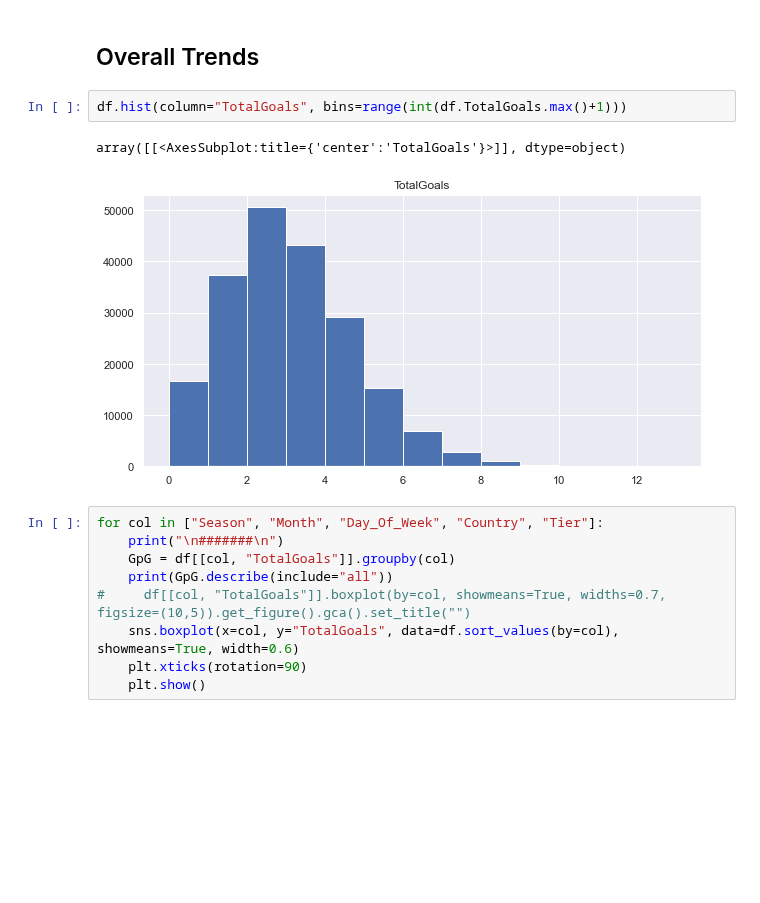
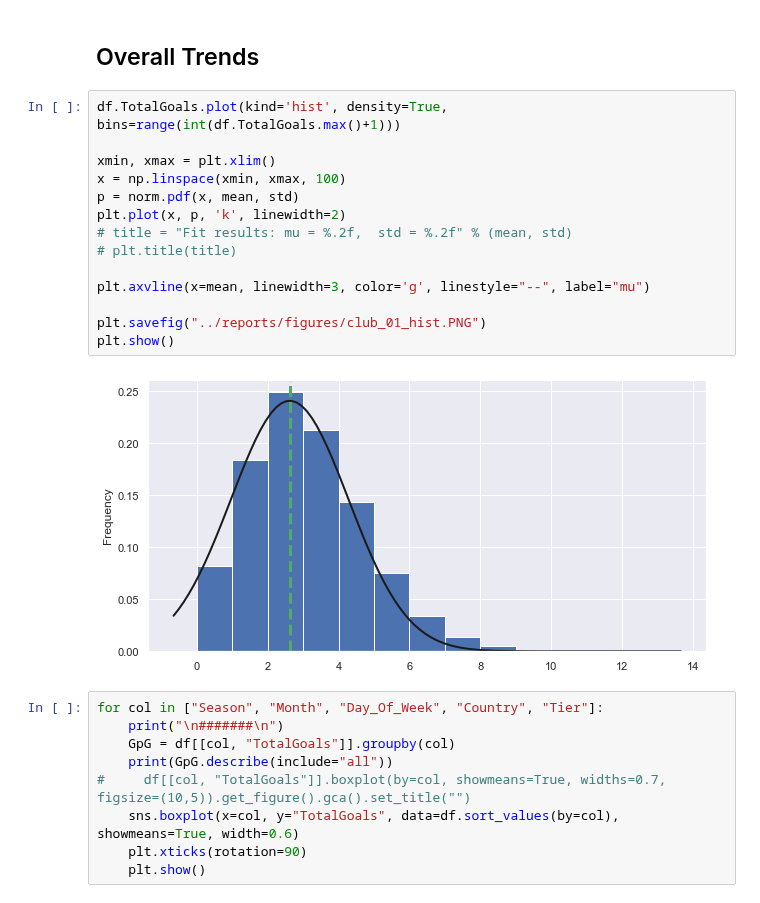
Before and after one commit to deacona/the-ball-is-round, a Jupyter notebook: notebooks/club_01_goals_around_europe.ipynb, the cells around one changed output. Saved outputs shown, nothing was run; the diff lists cells and outputs as text; blank space fills up the shorter version.

Commit message:
Improving report with figures

```diff
--- a/notebooks/club_01_goals_around_europe.ipynb
+++ b/notebooks/club_01_goals_around_europe.ipynb
@@ -71,11 +73,22 @@ mean, std, low, high
 (2.6246198214514207, 1.6572290068030846, 0.9673908146483361, 4.281848828254505)
 # %% [markdown]
 ## Overall Trends
-# %%
-df.hist(column="TotalGoals", bins=range(int(df.TotalGoals.max()+1)))
-# %% [output]
-array([[<AxesSubplot:title={'center':'TotalGoals'}>]], dtype=object)
-[figure, removed]
+# %%
+df.TotalGoals.plot(kind='hist', density=True, bins=range(int(df.TotalGoals.max()+1)))
+
+xmin, xmax = plt.xlim()
+x = np.linspace(xmin, xmax, 100)
+p = norm.pdf(x, mean, std)
+plt.plot(x, p, 'k', linewidth=2)
+# title = "Fit results: mu = %.2f,  std = %.2f" % (mean, std)
+# plt.title(title)
+
+plt.axvline(x=mean, linewidth=3, color='g', linestyle="--", label="mu")
+
+plt.savefig("../reports/figures/club_01_hist.PNG")
+plt.show()
+# %% [output]
+[figure, added]
 # %%
 for col in ["Season", "Month", "Day_Of_Week", "Country", "Tier"]:
     print("\n#######\n")
```
Also changed, not shown: parts of 5 cells of this notebook, 5 other files.
